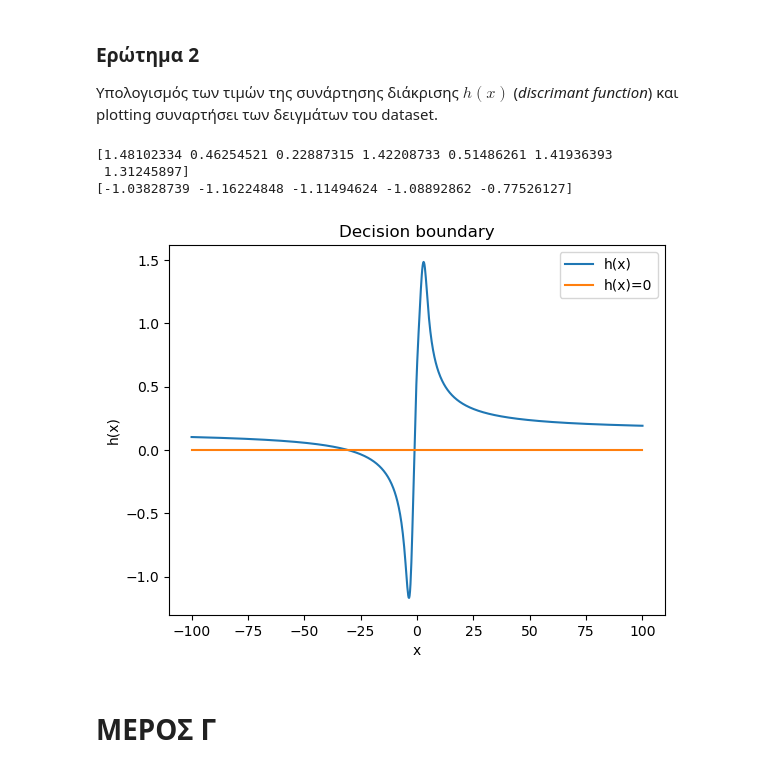
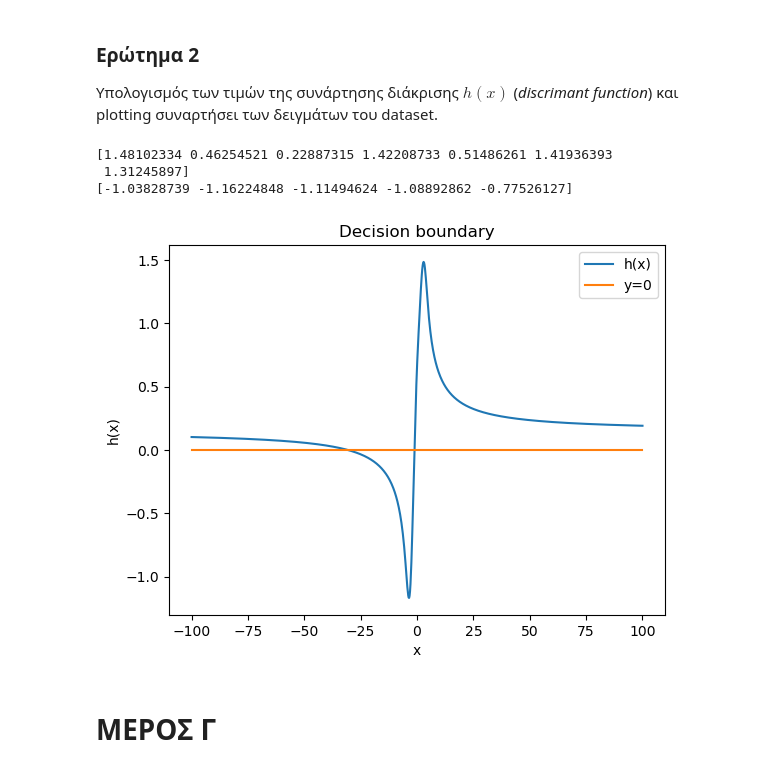
Before and after one commit to bilonio/ProjectML, a Jupyter notebook: Team30-AC.ipynb, the cells around one changed output. Cells and saved outputs as stored; diff of their text form; code cells hidden in the pictures.

```diff
--- a/Team30-AC.ipynb
+++ b/Team30-AC.ipynb
@@ -211,24 +211,24 @@ plt.show()
 # %%
 print(classifier_bayes.predict(D1, 7/12, 5/12, thetas, dtheta))
 
 print(classifier_bayes.predict(D2, 7/12, 5/12, thetas, dtheta))
 
 # Prediction for the new dataset
 prediction = classifier_bayes.predict(D, 7/12, 5/12, thetas, dtheta)
 
 # Plot prediction for the new dataset
 plt.plot(D, prediction)
 plt.plot(D, zero)
-plt.legend(["h(x)", "h(x)=0"])
+plt.legend(["h(x)", "y=0"])
 plt.xlabel("x")
 plt.ylabel("h(x)")
 plt.title("Decision boundary")
 plt.show()
 # %% [output]
 [1.48102334 0.46254521 0.22887315 1.42208733 0.51486261 1.41936393
  1.31245897]
 [-1.03828739 -1.16224848 -1.11494624 -1.08892862 -0.77526127]
-[figure, old version]
+[figure, new version]
 # %% [markdown]
 # ΜΕΡΟΣ Γ
 # %% [markdown]
```
Also changed, not shown: parts of 1 cell of this notebook.
